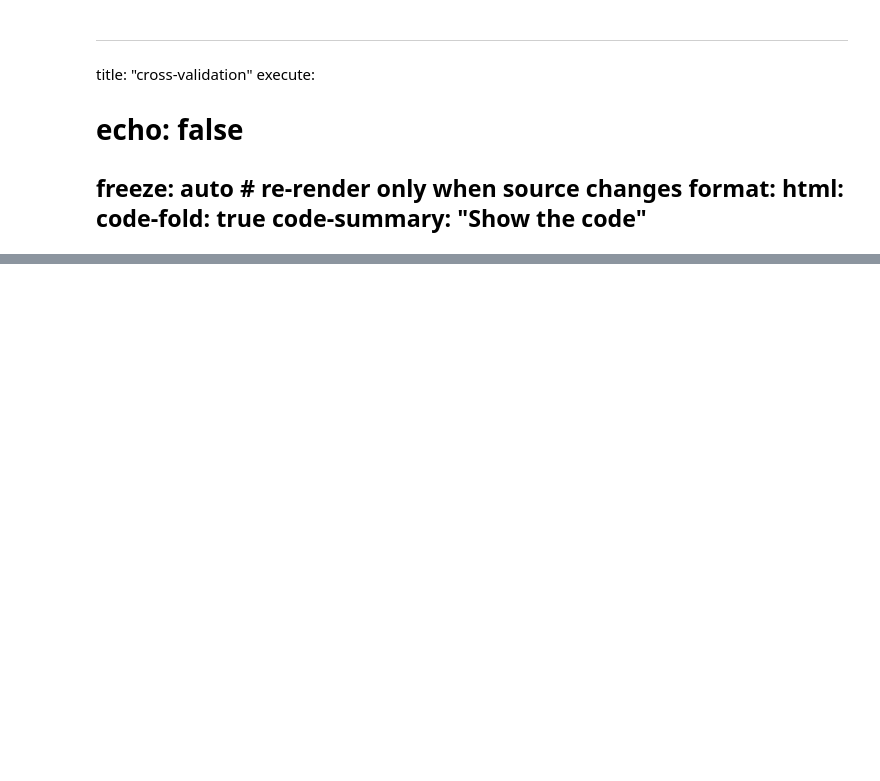
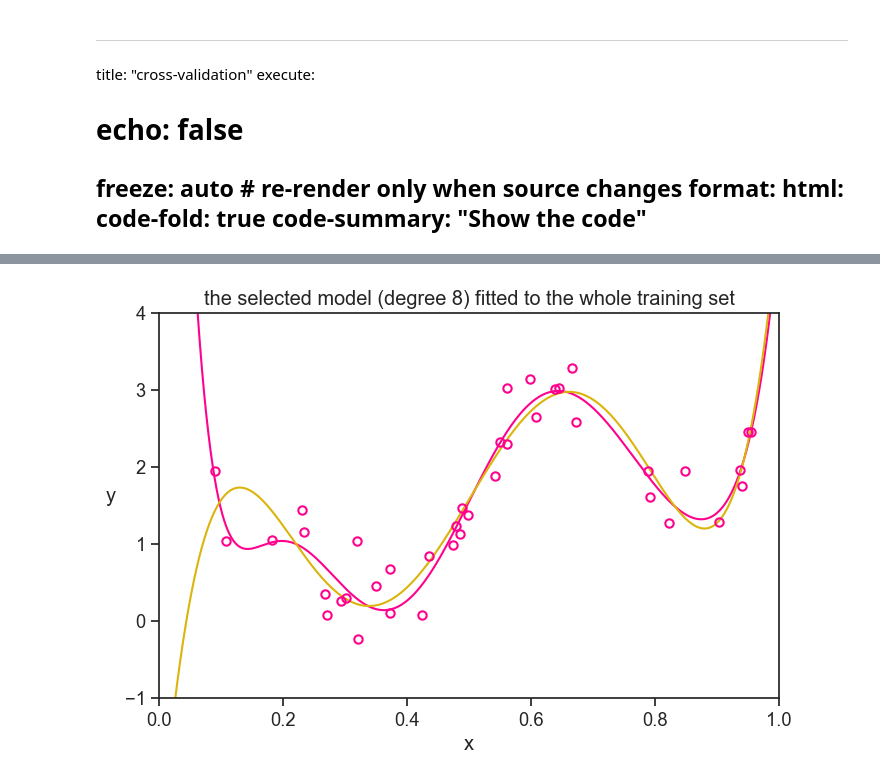
Before and after one commit to yairmau/statistics, a Jupyter notebook: generalization/cross-validation.ipynb, the cells around one changed output, grey strips where cells are left out. Saved outputs shown, nothing was run; the diff lists cells and outputs as text; code cells hidden in the pictures; blank space fills up the shorter version.

```diff
--- a/generalization/cross-validation.ipynb
+++ b/generalization/cross-validation.ipynb
@@ -11,0 +200,24 @@ format:
+# %%
+#| code-summary: "compute y hat"
+yhat_n = []
+for degree in d_list:
+    coeffs = np.polyfit(train_x, train_y, degree)
+    poly = np.poly1d(coeffs)
+    yhat_n.append(poly)
+# %%
+#| code-summary: "plot"
+fig, ax = plt.subplots(figsize=(8, 5))
+ax.plot(pop_x, (yhat_n[8-1])(pop_x),
+        color=pink, label=r'true function, $f(x)$')
+ax.plot(pop_x, (yhat_n[5-1])(pop_x),
+        color=gold, label=r'true function, $f(x)$')
+ax.plot(train_x, train_y, ls="None", marker='o', markersize=6,
+        markerfacecolor='None', markeredgecolor=pink,
+        markeredgewidth=1.5, clip_on=False, label="train set")
+ax.set_ylabel("y", rotation=0, labelpad=10)
+ax.set(xlabel="x",
+       title="the selected model (degree 8) fitted to the whole training set",
+        xlim=(pop_x[0], pop_x[-1]),
+        ylim=(-1, 4));
+# %% [output]
+[figure, added]
```
Also changed, not shown: parts of 29 cells of this notebook.
